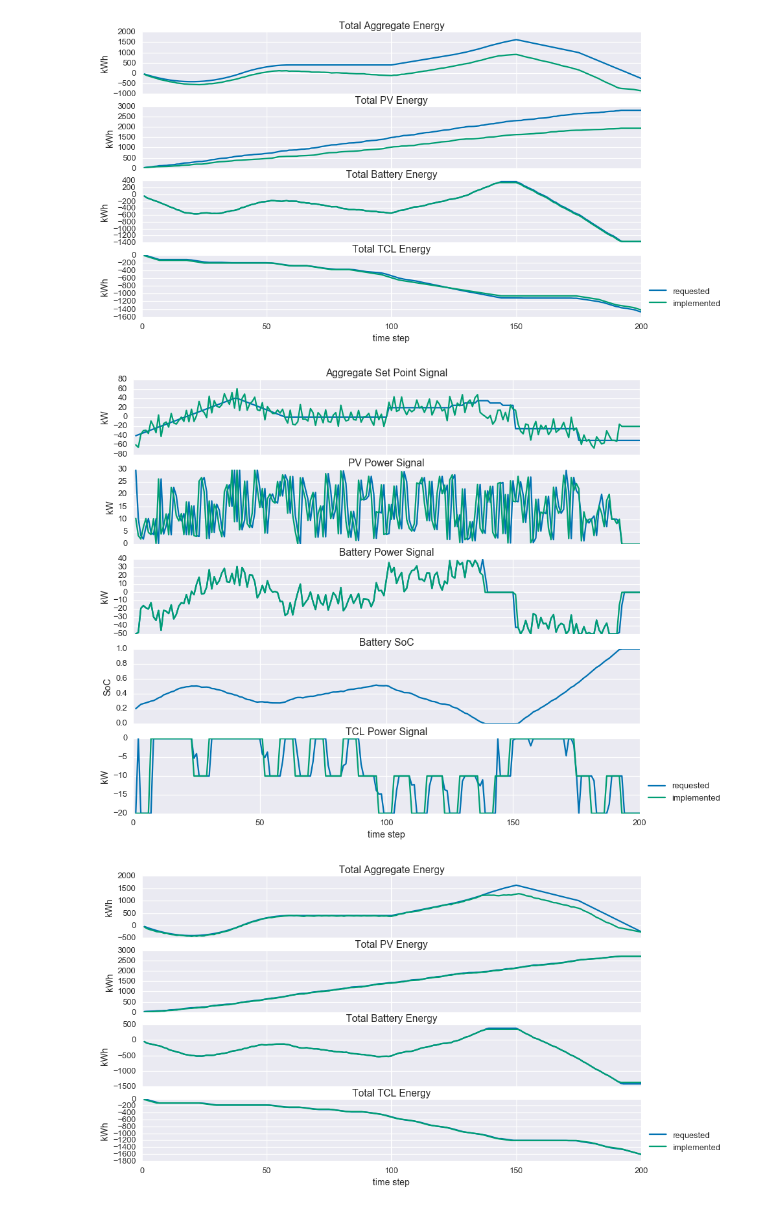
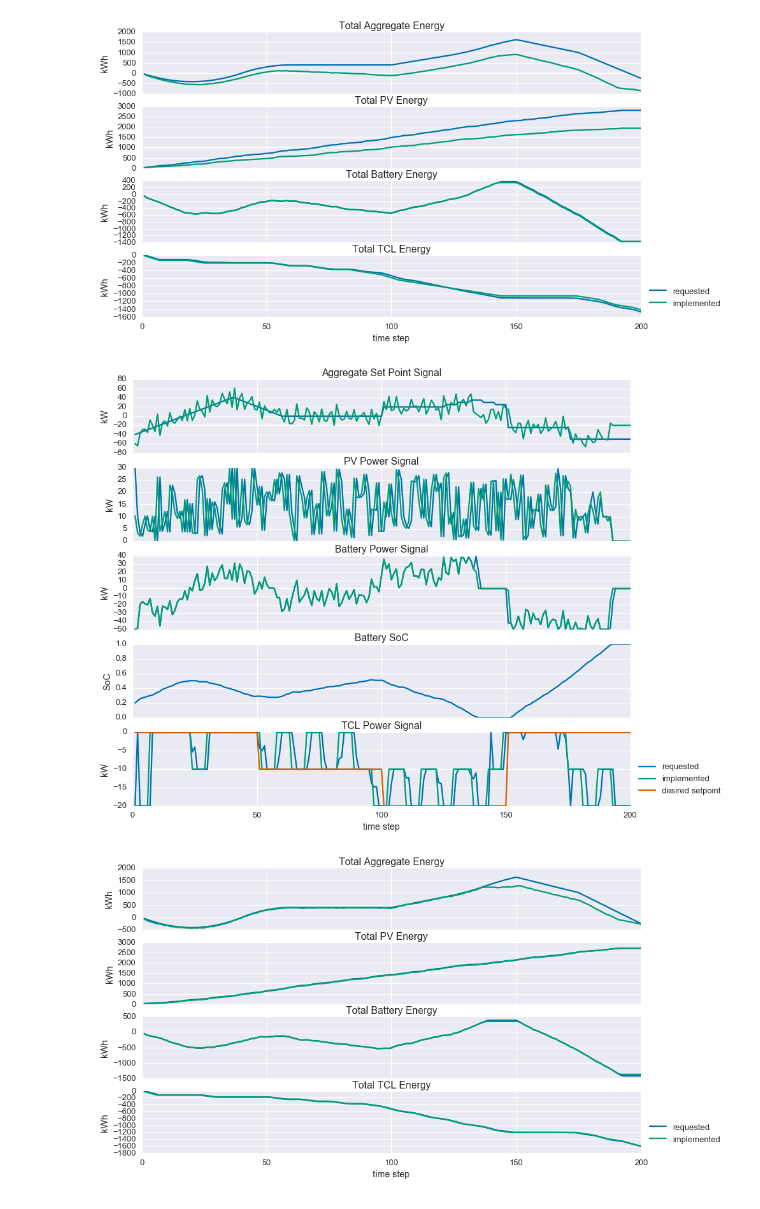
Before and after one commit to tnavidi1/EE364b_project, a Jupyter notebook: notebooks/PreliminaryMasterAlgorithmTest.ipynb, the cells around one changed output. Cells and saved outputs as stored; diff of their text form; code cells hidden in the pictures.

```diff
--- a/notebooks/PreliminaryMasterAlgorithmTest.ipynb
+++ b/notebooks/PreliminaryMasterAlgorithmTest.ipynb
@@ -107,29 +108,30 @@ output2 = controll_diffuse.runSimulation(agg_point, error_diffusion=True, solver
 # %%
 fig, ax = plt.subplots(nrows=5, sharex=True, figsize=(14, 12))
 ax[0].plot(range(1, 201), agg_point)
 ax[0].plot(range(1, 201), output2['PCC imp'])
 ax[1].plot(range(1, 201), output2['pv2 req'])
 ax[1].plot(range(1, 201), output2['pv2 imp'])
 ax[2].plot(range(1, 201), output2['batt2 req'])
 ax[2].plot(range(1, 201), output2['batt2 imp'])
 ax[3].plot(range(1, 201), output2['batt2 SoC'])
 ax[4].plot(range(1, 201), output2['hvac2 req'])
 ax[4].plot(range(1, 201), output2['hvac2 imp'])
+ax[4].plot(range(1, 201), controll_diffuse.resource_list[2].p_con * controll_diffuse.resource_list[2].step_size)
 ax[-1].set_xlabel('time step')
 ax[0].set_ylabel('kW')
 ax[1].set_ylabel('kW')
 ax[2].set_ylabel('kW')
 ax[3].set_ylabel('SoC')
 ax[4].set_ylabel('kW')
 ax[0].set_title('Aggregate Set Point Signal')
 ax[1].set_title('PV Power Signal')
 ax[2].set_title('Battery Power Signal')
 ax[3].set_title('Battery SoC')
 ax[4].set_title('TCL Power Signal')
-ax[4].legend(['requested', 'implemented'], loc=(1.01, .1))
+ax[4].legend(['requested', 'implemented', 'desired setpoint'], loc=(1.01, .1))
 plt.show()
 # %% [output]
-[figure, old version]
+[figure, new version]
 # %%
 fig, ax = plt.subplots(nrows=4, sharex=True, figsize=(14, 8))
 ax[0].plot(range(1, 201), np.cumsum(agg_point))
```
Also changed, not shown: parts of 2 cells of this notebook.
